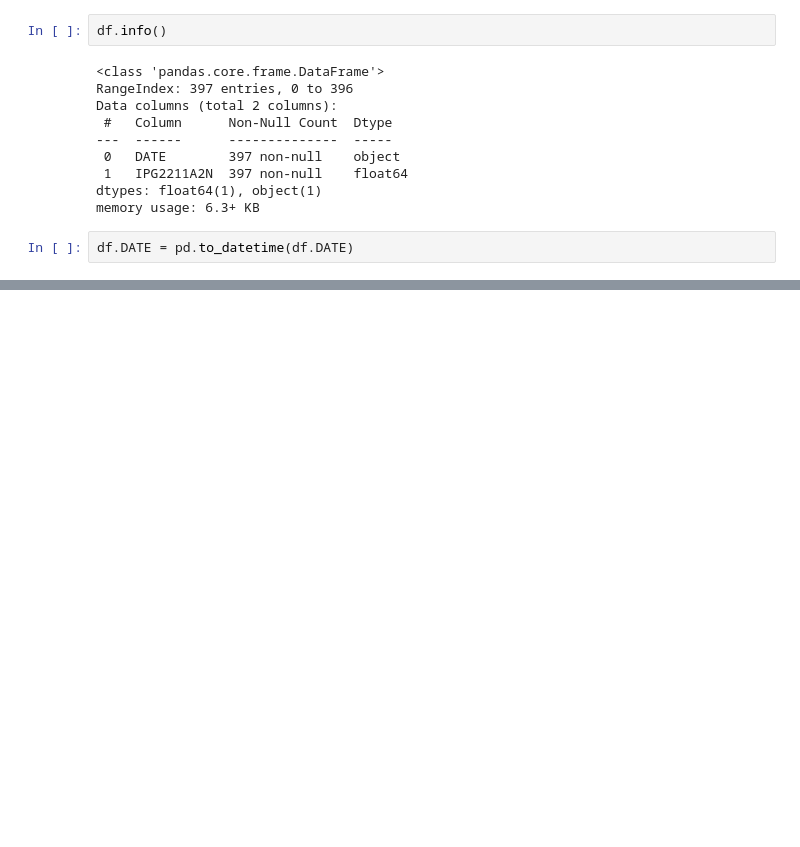
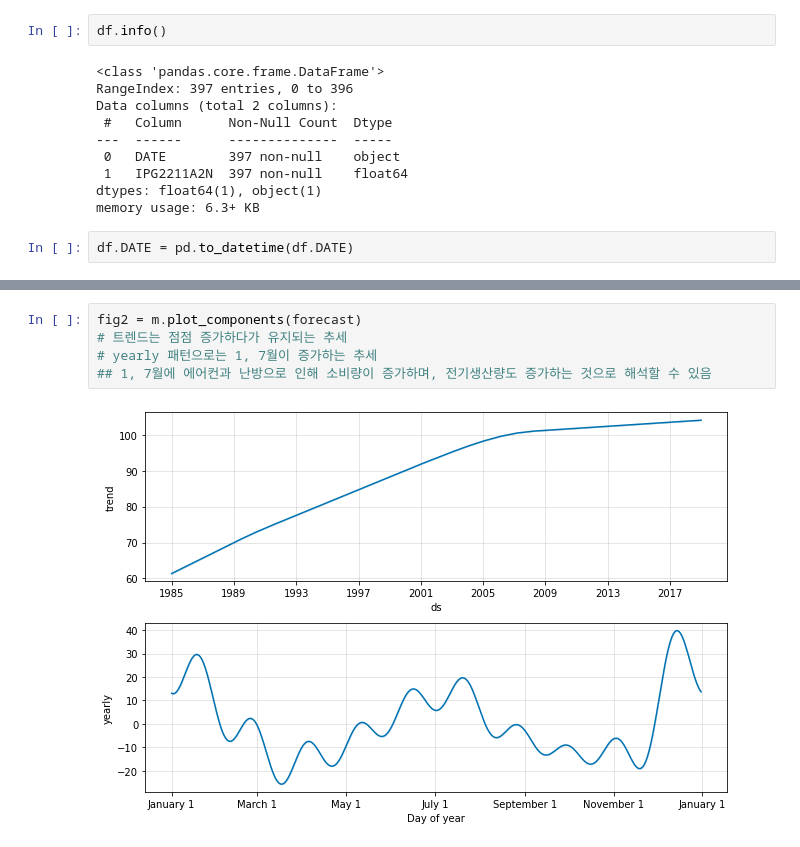
Before and after one commit to HssngH/ToBigs18, a Jupyter notebook: 시계열분석_과제.ipynb, the cells around one changed output, grey strips where cells are left out. Drawn from its saved outputs; the diff is of its cells as text; blank space fills up the shorter version.

```diff
--- a/시계열분석_과제.ipynb
+++ b/시계열분석_과제.ipynb
@@ -95,0 +104,7 @@ ValueError: ignored
+# %%
+fig2 = m.plot_components(forecast)
+# 트렌드는 점점 증가하다가 유지되는 추세
+# yearly 패턴으로는 1, 7월이 증가하는 추세
+## 1, 7월에 에어컨과 난방으로 인해 소비량이 증가하며, 전기생산량도 증가하는 것으로 해석할 수 있음
+# %% [output]
+[figure, added]
```
Also changed, not shown: parts of 13 cells of this notebook.
